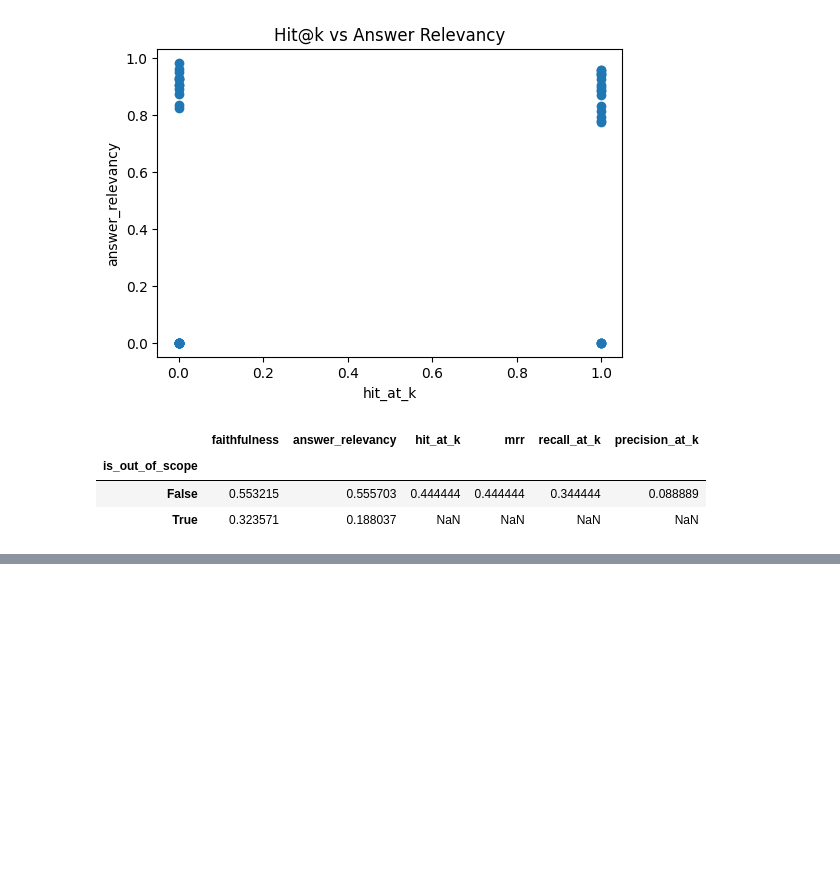
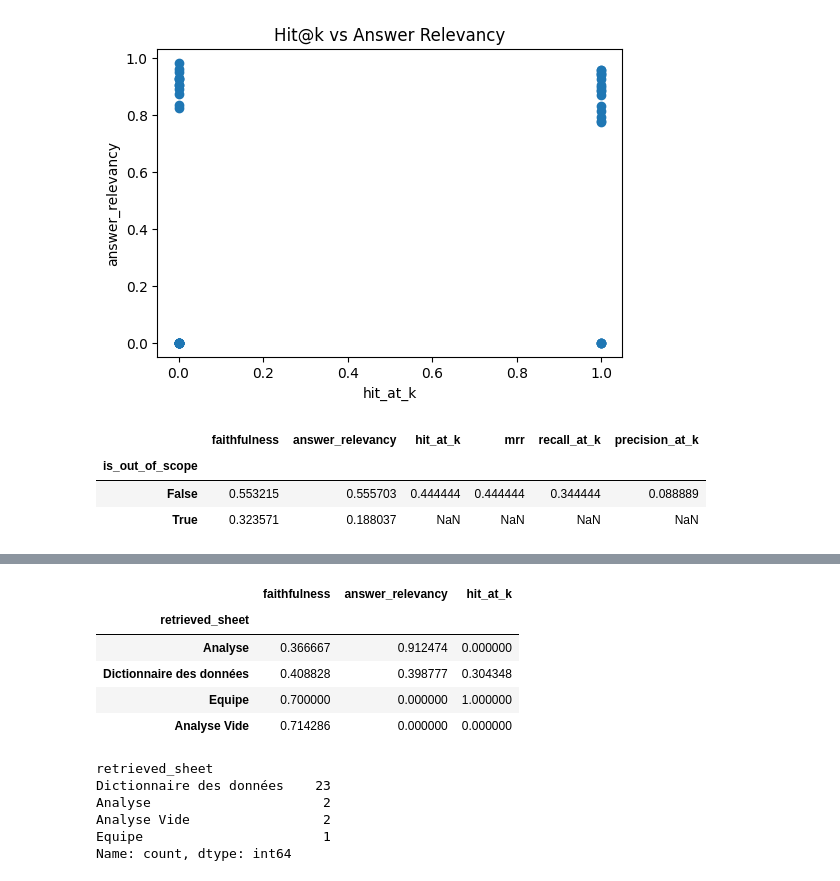
Before and after one commit to Thomas-Auvin/Projet-10, a Jupyter notebook: notebooks/analyse_resultats_ragas.ipynb, the cells around one changed output, grey strips where cells are left out. Drawn from its saved outputs; the diff is of its cells as text; code cells hidden in the pictures; blank space fills up the shorter version.

```diff
--- a/notebooks/analyse_resultats_ragas.ipynb
+++ b/notebooks/analyse_resultats_ragas.ipynb
@@ -199,0 +348,24 @@ df.groupby("is_out_of_scope")[metric_cols].mean(numeric_only=True)
+# %%
+sheet_perf = (
+    numeric_df.groupby("retrieved_sheet")[["faithfulness", "answer_relevancy", "hit_at_k"]]
+    .mean(numeric_only=True)
+    .sort_values("faithfulness")
+)
+
+sheet_perf
+# %% [output]
+|  | faithfulness | answer_relevancy | hit_at_k |
+| retrieved_sheet |  |  |  |
+| Analyse | 0.366667 | 0.912474 | 0.000000 |
+| Dictionnaire des données | 0.408828 | 0.398777 | 0.304348 |
+| Equipe | 0.700000 | 0.000000 | 1.000000 |
+| Analyse Vide | 0.714286 | 0.000000 | 0.000000 |
+# %%
+numeric_df["retrieved_sheet"].value_counts(dropna=False)
+# %% [output]
+retrieved_sheet
+Dictionnaire des données    23
+Analyse                      2
+Analyse Vide                 2
+Equipe                       1
+Name: count, dtype: int64
```
Also changed, not shown: parts of 6 cells of this notebook, 2 other files.
